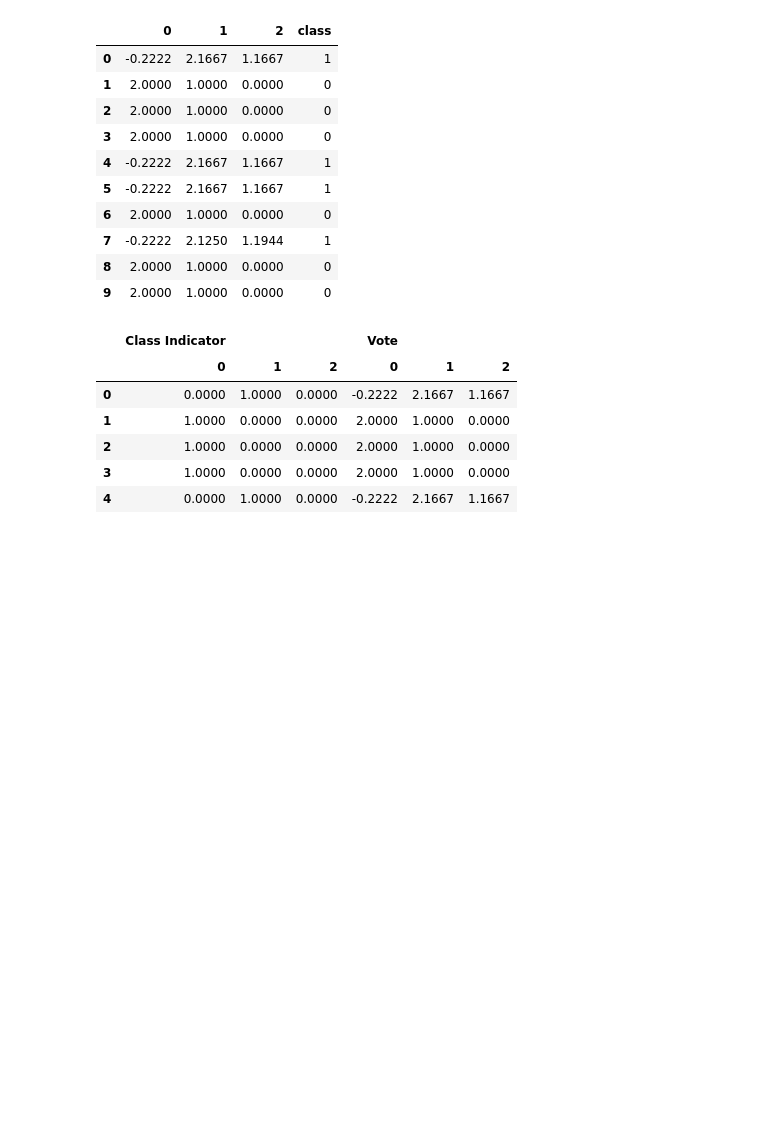
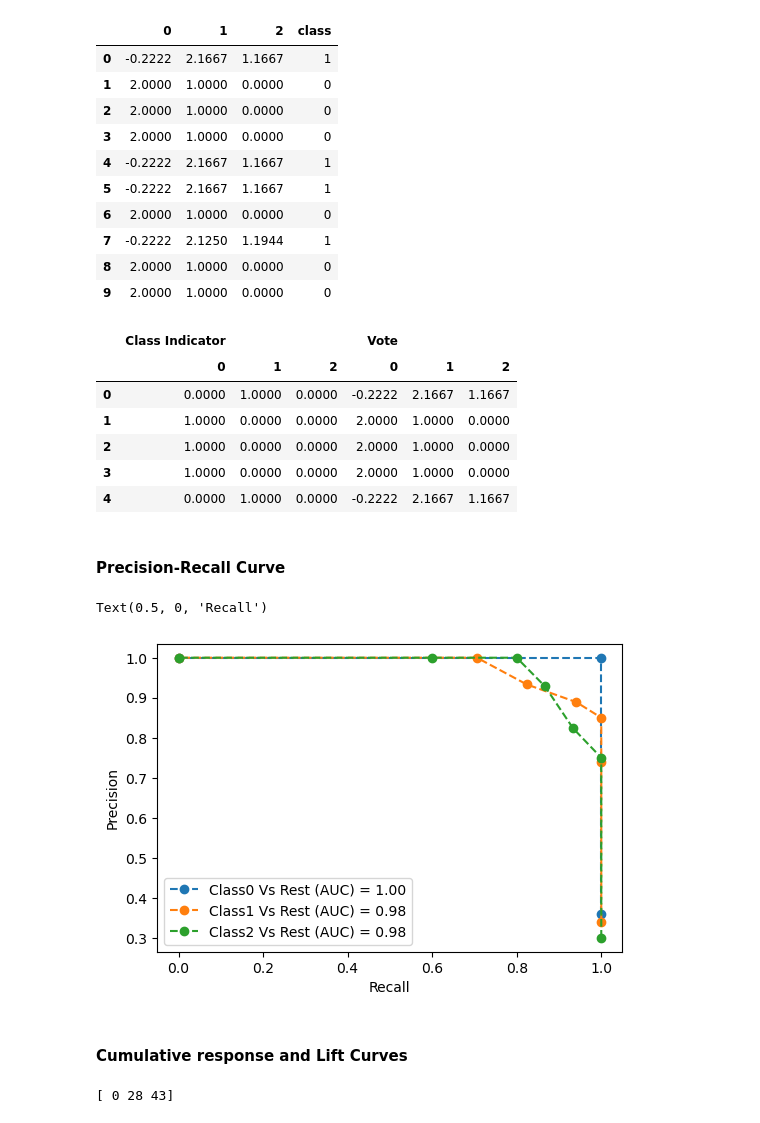
Before and after one commit to ritikb96/MLWPY, a Jupyter notebook: 5_Evaluating_Classifiers.ipynb, the cells around one changed output. Saved outputs shown, nothing was run; the diff lists cells and outputs as text; code cells hidden in the pictures; blank space fills up the shorter version.

Commit message:
Added cumulative response,lifts,precision-recall curves to chapter 5

```diff
--- a/5_Evaluating_Classifiers.ipynb
+++ b/5_Evaluating_Classifiers.ipynb
@@ -328,3 +328,37 @@ display(df.head())
 | 2 | 1.0000 | 0.0000 | 0.0000 | 2.0000 | 1.0000 | 0.0000 |
 | 3 | 1.0000 | 0.0000 | 0.0000 | 2.0000 | 1.0000 | 0.0000 |
 | 4 | 0.0000 | 1.0000 | 0.0000 | -0.2222 | 2.1667 | 1.1667 |
+# %% [markdown]
+#### Precision-Recall Curve
+# %%
+fig,ax = plt.subplots(figsize=(6,4))
+for cls in [0,1,2]:
+    prc = metrics.precision_recall_curve
+    precision,recall,_ = prc(im_test_tgt[:,cls],
+                            preds_probs[:,cls])
+    prc_auc = metrics.auc(recall,precision)
+    label = "Class{} Vs Rest (AUC) = {:.2f}".format(cls,prc_auc)
+    ax.plot(recall, precision,'o--',label=label)
+ax.legend()
+ax.set_ylabel('Precision')
+ax.set_xlabel('Recall')
+# %% [output]
+Text(0.5, 0, 'Recall')
+[figure, added]
+# %% [markdown]
+#### Cumulative response and Lift Curves
+# %%
+#negate because we want the largest values first
+myorder = np.argsort(-prob_true)
+
+#cumulative sum then to percentage(last value is total)
+realpct_myorder = iris_1c_test_tgt[myorder].cumsum()
+realpct_myorder = realpct_myorder/realpct_myorder[-1]
+
+#convert counts of datas into percentages
+N = iris_1c_test_tgt.size
+xs = np.linspace(1/N,1,N)
+
+print(myorder[:3])
+# %% [output]
+[ 0 28 43]
```
Also changed, not shown: parts of 6 cells of this notebook.
